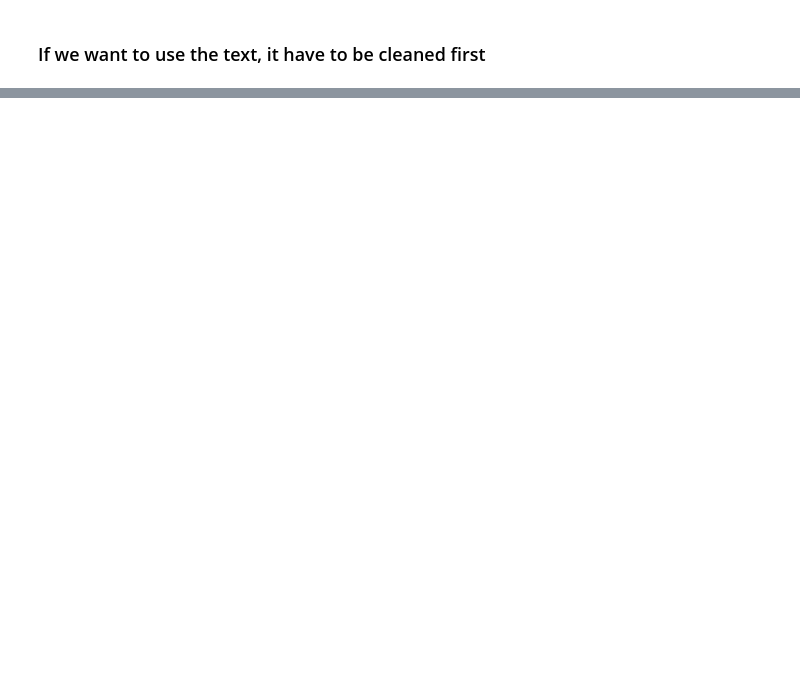
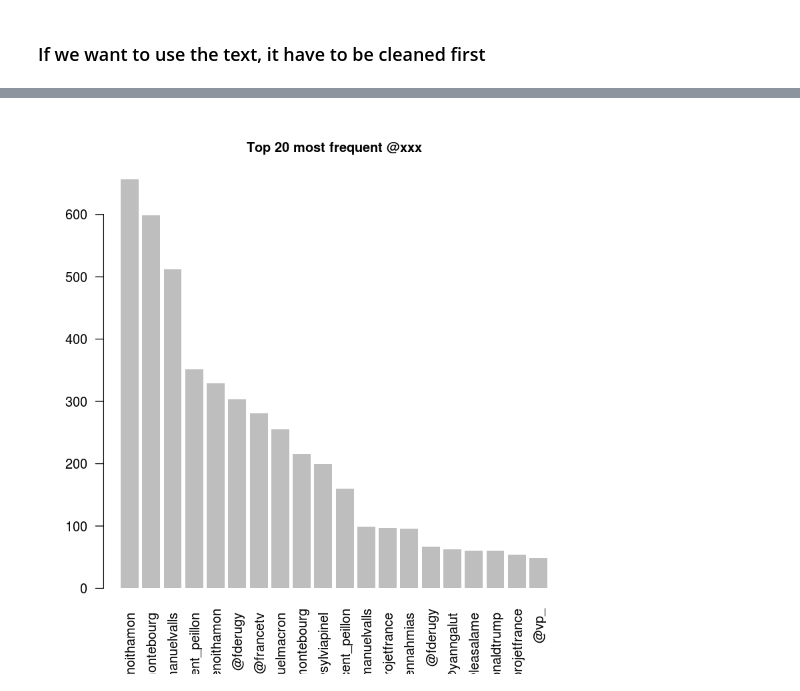
Before and after one commit to clementtr/twitter, a Jupyter notebook: TwitteR_DataProcessing.ipynb, the cells around one changed output, grey strips where cells are left out. Drawn from its saved outputs; the diff is of its cells as text; code cells hidden in the pictures; blank space fills up the shorter version.

Commit message:
Finding and plot of the most used @-contributor. Still need to fix some regex issues

```diff
--- a/TwitteR_DataProcessing.ipynb
+++ b/TwitteR_DataProcessing.ipynb
@@ -122,0 +200,4 @@ head(tweets, n = 20)
+# %%
+col = tweets$text
+head(col, n=5)
+words_list = strsplit(col, " ")
@@ -122,0 +210,19 @@ head(tweets, n = 20)
+# %%
+at.pattern = "@\\w+ *"
+have.at = grep(x = col, pattern = at.pattern)
+
+at.matches = gregexpr(pattern = at.pattern,
+                        text = col[have.at])
+extracted.at = regmatches(x = col[have.at], m = at.matches)
+
+#df = data.frame(table(tolower(unlist(extracted.hash))))
+
+
+#words_list_at <- words_list == "#\\w+ *"
+# most frequent words
+mfw = sort(table(unlist(extracted.at)), decreasing=TRUE)
+
+# top-20 most frequent
+top20 = head(mfw, 20)
+
+top20
@@ -122,0 +240,6 @@ head(tweets, n = 20)
+# %%
+
+# barplot
+barplot(top20, border=NA, las=2, main="Top 20 most frequent @xxx", cex.main=1)
+# %% [output]
+[figure, added]
```
Also changed, not shown: parts of 16 cells of this notebook.
